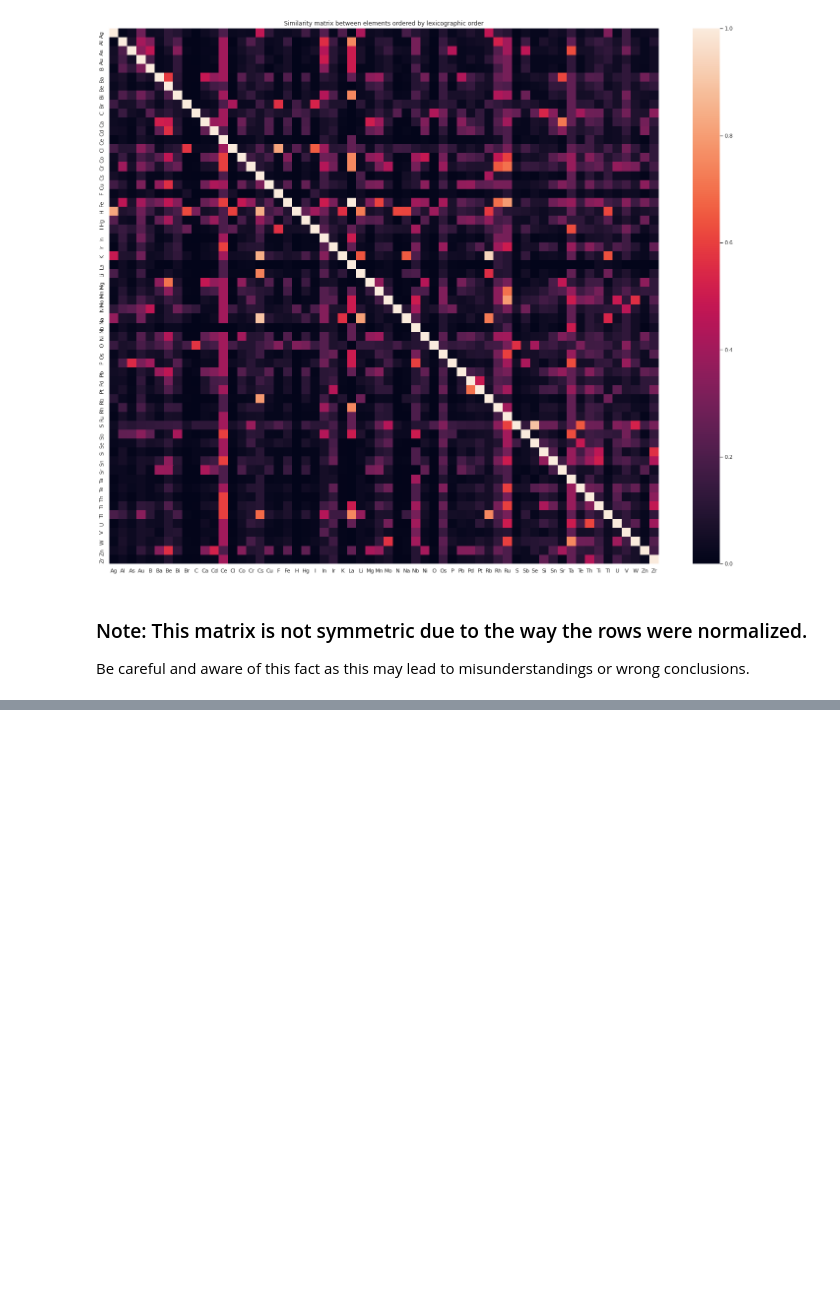
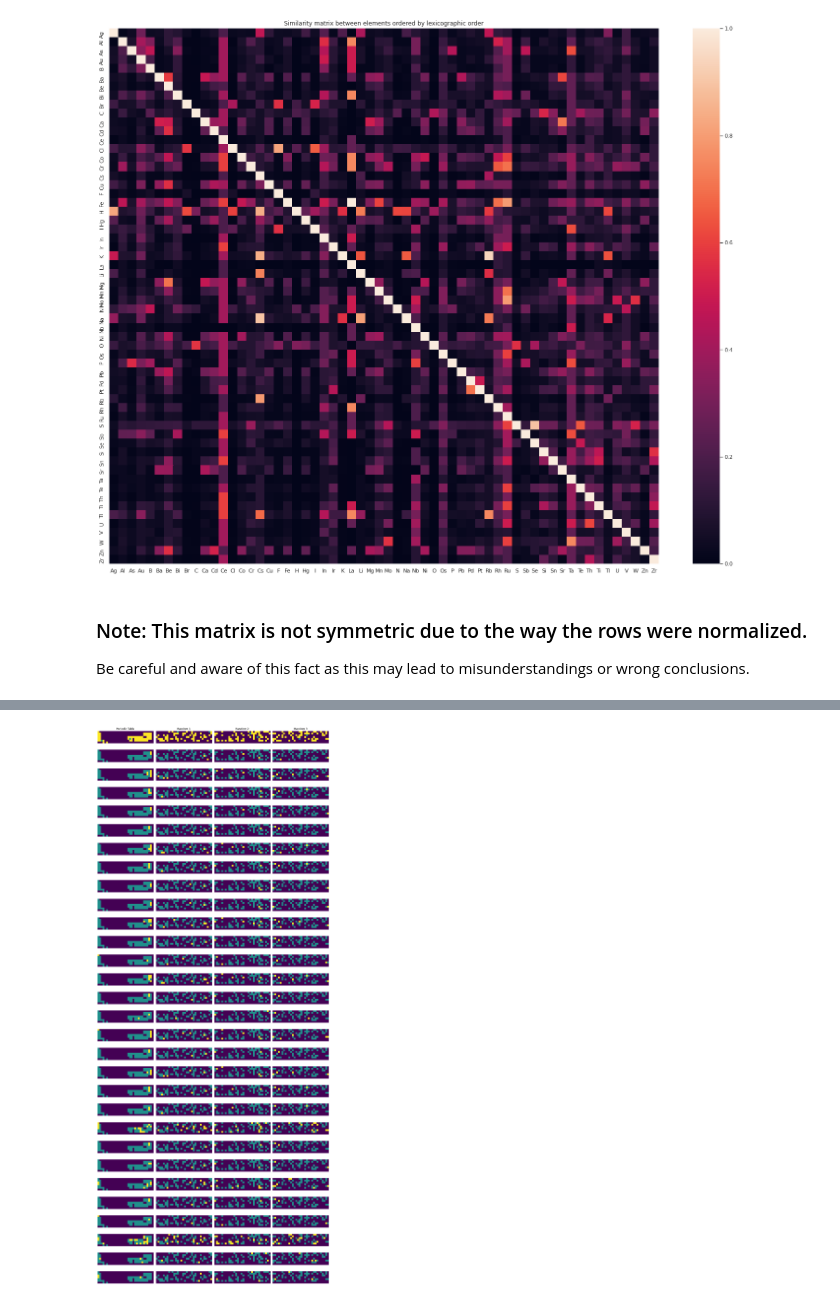
Before and after one commit to doncamilom/1868_SubstancesStudy, a Jupyter notebook: Notebooks/Analysis.ipynb, the cells around one changed output, grey strips where cells are left out. Cells and saved outputs as stored; diff of their text form; code cells hidden in the pictures; blank space fills up the shorter version.

```diff
--- a/Notebooks/Analysis.ipynb
+++ b/Notebooks/Analysis.ipynb
@@ -650,0 +706,25 @@ Be careful and aware of this fact as this may lead to misunderstandings or wrong
+# %%
+# Load original TP with which this data was created (TP)
+from TPs import TP
+
+reprs = [t]
+for i in range(3):
+    TPrand = getRandPT(TP)
+    randTP = translate(t,TP,TPrand)
+    reprs.append(randTP)
+
+N = 30
+fig,ax = plt.subplots(N,4,figsize=(15,6*N/5))
+
+ax[0,0].set_title('Periodic Table')
+ax[0,1].set_title('Random 1')
+ax[0,2].set_title('Random 2')
+ax[0,3].set_title('Random 3')
+
+for i in range(N):
+    for j in range(4):
+        ax[i,j].imshow(reprs[j][i])
+        ax[i,j].axis('off')
+plt.tight_layout()
+# %% [output]
+[figure, added]
```
Also changed, not shown: parts of 17 cells of this notebook.
